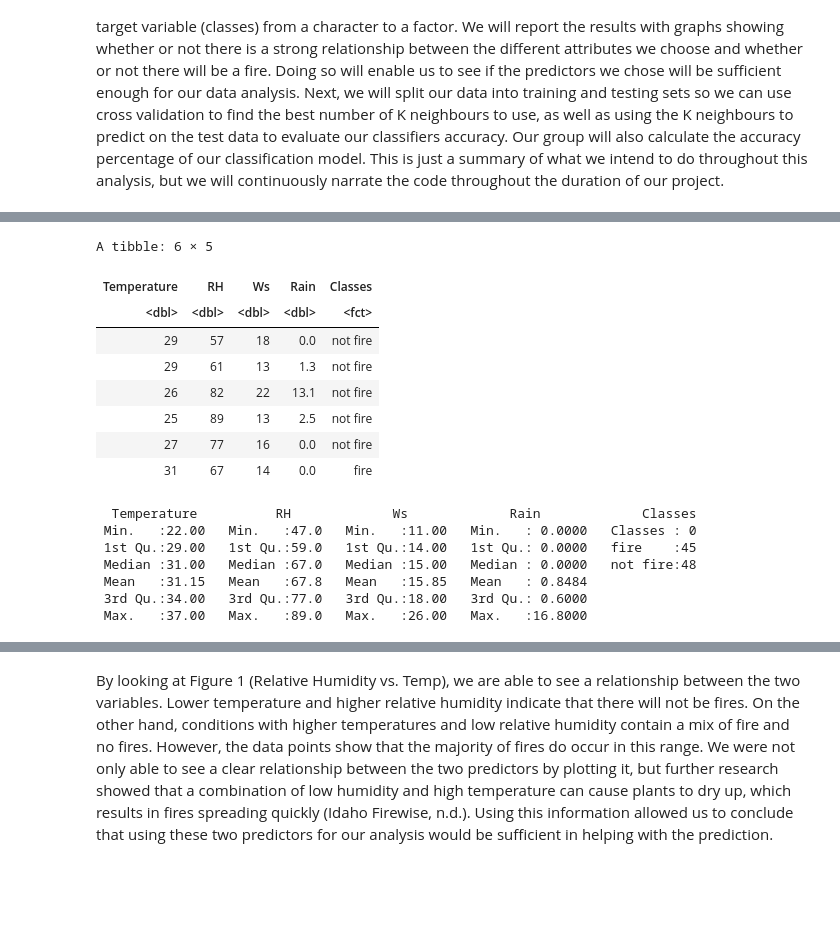
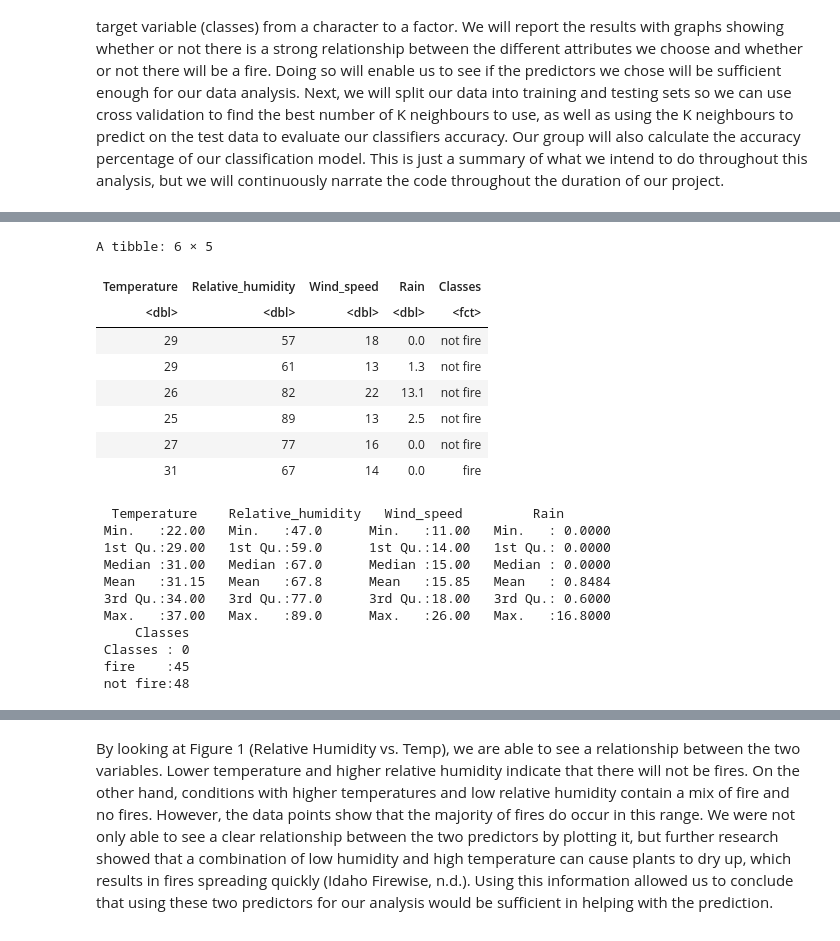
Before and after one commit to lufinot/DTSC-G18-V2, a Jupyter notebook: projectt.ipynb, the cells around one changed output, grey strips where cells are left out. Drawn from its saved outputs; the diff is of its cells as text; code cells hidden in the pictures; blank space fills up the shorter version.

```diff
--- a/projectt.ipynb
+++ b/projectt.ipynb
@@ -62,8 +44,17 @@ url <- "https://archive.ics.uci.edu/ml/machine-learning-databases/00547/Algerian
 #downloading the url into our folder for the project
 download.file(url, destfile = "algerian_fires.csv")
 
+#changing all the column names so its not the abbreviation
 #printing the original data set
-fire_df <- read_csv("algerian_fires.csv", skip = 1)
+fire_df <- read_csv("algerian_fires.csv", skip = 1) %>%
+rename( Relative_humidity = RH,
+       Wind_speed = Ws,
+      Fine_fuel_moisture_code= FFMC,
+      Duff_moisture_code = DMC,
+      Drought_code = DC,
+      Initial_spread_index = ISI,
+      Buildup_index = BUI,
+      Fire_weather_index = FWI)
 
 #showing only the first couple of rows
 head(fire_df)
@@ -97,28 +88,28 @@ A tibble: 6 × 14
 # %%
 #make class as factor.
-#select Temperature, RH, Ws, Rain and Classes
+#select Temperature, Relative_humidity, Wind_speed, Rain and Classes
 #re order columns so date first
 # take only rows from first region
 df <- fire_df %>%
         mutate(Classes = as.factor(Classes)) %>%
-        select(Temperature, RH, Ws, Rain, Classes) %>%
+        select(Temperature, Relative_humidity, Wind_speed, Rain, Classes) %>%
         slice(1:122)
 
 
 #make all rows except classes as numeric
 df[, 1:4] <- sapply(df[, 1:4], as.numeric)
 
 #showing only the first few rows
 head(df)
 
 #splitting data into training and testing data sets
 set.seed(1)
 fire_split <- initial_split(df, prop = 0.75, strata = Classes)
 fire_train <- training(fire_split)
 fire_test <- testing(fire_split)
 # %% [output]
 A tibble: 6 × 5
-| Temperature | RH | Ws | Rain | Classes |
+| Temperature | Relative_humidity | Wind_speed | Rain | Classes |
 | <dbl> | <dbl> | <dbl> | <dbl> | <fct> |
 | 29 | 57 | 18 | 0.0 | not fire |
 | 29 | 61 | 13 | 1.3 | not fire |
@@ -130,13 +121,17 @@ A tibble: 6 × 5
 #creating a summary of the training data because it allows us to see the ranges of distribution of each of our attributes
 summary(fire_train)
 # %% [output]
-  Temperature          RH             Ws             Rain             Classes
- Min.   :22.00   Min.   :47.0   Min.   :11.00   Min.   : 0.0000   Classes : 0
- 1st Qu.:29.00   1st Qu.:59.0   1st Qu.:14.00   1st Qu.: 0.0000   fire    :45
- Median :31.00   Median :67.0   Median :15.00   Median : 0.0000   not fire:48
- Mean   :31.15   Mean   :67.8   Mean   :15.85   Mean   : 0.8484
- 3rd Qu.:34.00   3rd Qu.:77.0   3rd Qu.:18.00   3rd Qu.: 0.6000
- Max.   :37.00   Max.   :89.0   Max.   :26.00   Max.   :16.8000
+  Temperature    Relative_humidity   Wind_speed         Rain
+ Min.   :22.00   Min.   :47.0      Min.   :11.00   Min.   : 0.0000
+ 1st Qu.:29.00   1st Qu.:59.0      1st Qu.:14.00   1st Qu.: 0.0000
+ Median :31.00   Median :67.0      Median :15.00   Median : 0.0000
+ Mean   :31.15   Mean   :67.8      Mean   :15.85   Mean   : 0.8484
+ 3rd Qu.:34.00   3rd Qu.:77.0      3rd Qu.:18.00   3rd Qu.: 0.6000
+ Max.   :37.00   Max.   :89.0      Max.   :26.00   Max.   :16.8000
+     Classes
+ Classes : 0
+ fire    :45
+ not fire:48
 # %%
 ## Visualization plot examples
 
```
Also changed, not shown: parts of 4 cells of this notebook.
